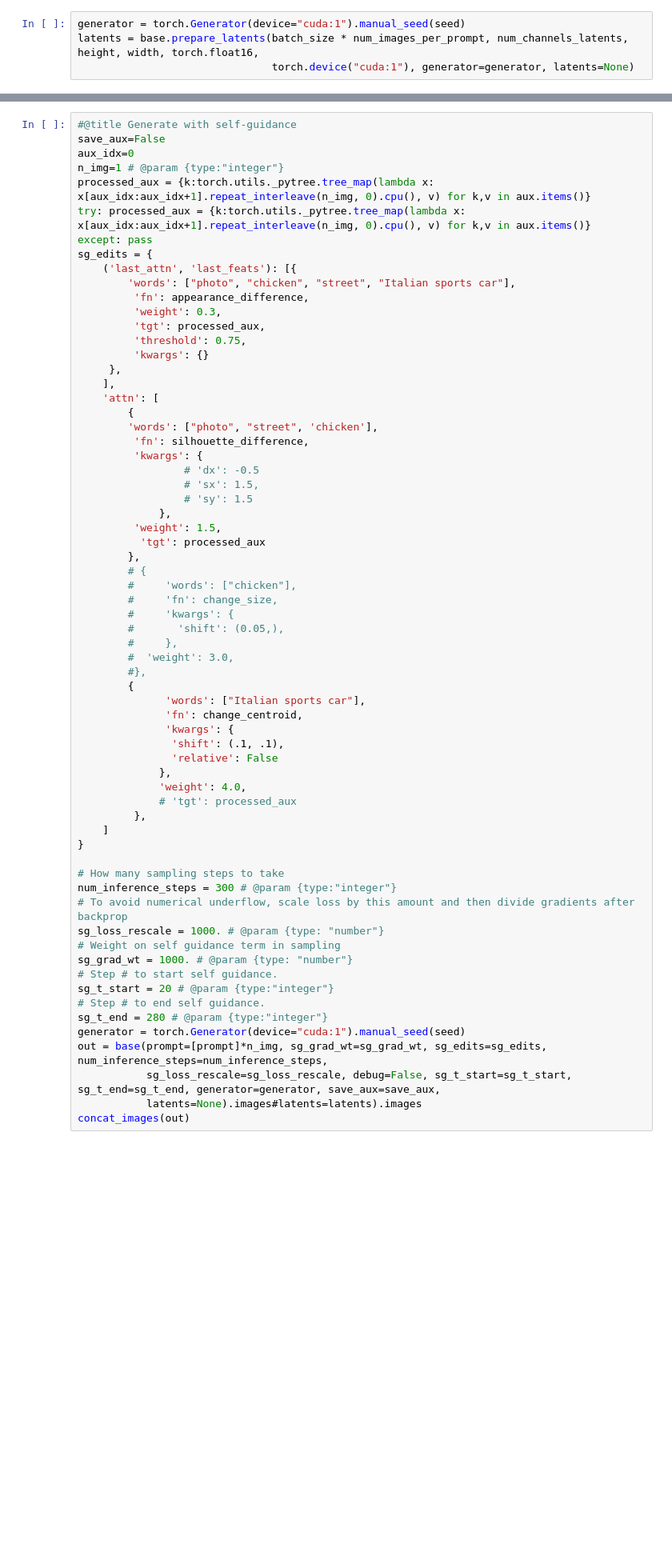
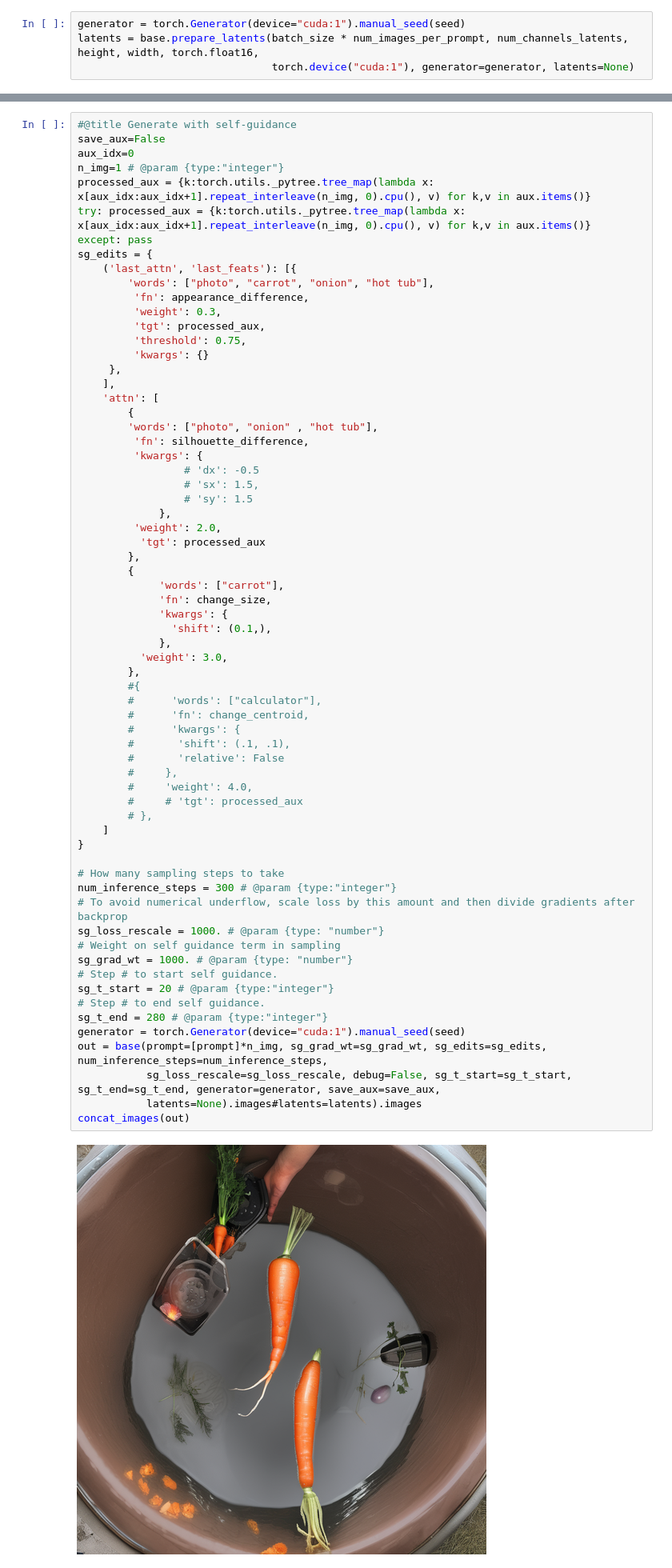
Before and after one commit to Palandr123/ML-project, a Jupyter notebook: Demo.ipynb, the cells around one changed output, grey strips where cells are left out. Shown at 80% size. Cells and saved outputs as stored; diff of their text form; blank space fills up the shorter version.

```diff
--- a/Demo.ipynb
+++ b/Demo.ipynb
@@ -358,7 +374,7 @@ try: processed_aux = {k:torch.utils._pytree.tree_map(lambda x: x[aux_idx:aux_idx
 except: pass
 sg_edits = {
     ('last_attn', 'last_feats'): [{
-        'words': ["photo", "chicken", "street", "Italian sports car"],
+        'words': ["photo", "carrot", "onion", "hot tub"],
          'fn': appearance_difference,
          'weight': 0.3,
          'tgt': processed_aux,
@@ -368,52 +384,54 @@ sg_edits = {
     ],
     'attn': [
         {
-        'words': ["photo", "street", 'chicken'],
+        'words': ["photo", "onion" , "hot tub"],
          'fn': silhouette_difference,
          'kwargs': {
                  # 'dx': -0.5
                  # 'sx': 1.5,
                  # 'sy': 1.5
              },
-         'weight': 1.5,
+         'weight': 2.0,
           'tgt': processed_aux
         },
-        # {
-        #     'words': ["chicken"],
-        #     'fn': change_size,
-        #     'kwargs': {
-        #       'shift': (0.05,),
+        {
+             'words': ["carrot"],
+             'fn': change_size,
+             'kwargs': {
+               'shift': (0.1,),
+             },
+          'weight': 3.0,
+        },
+        #{
+        #      'words': ["calculator"],
+        #      'fn': change_centroid,
+        #      'kwargs': {
+        #       'shift': (.1, .1),
+        #       'relative': False
         #     },
-        #  'weight': 3.0,
-        #},
-        {
-              'words': ["Italian sports car"],
-              'fn': change_centroid,
-              'kwargs': {
-               'shift': (.1, .1),
-               'relative': False
-             },
-             'weight': 4.0,
-             # 'tgt': processed_aux
-         },
+        #     'weight': 4.0,
+        #     # 'tgt': processed_aux
+        # },
     ]
 }
 
 # How many sampling steps to take
 num_inference_steps = 300 # @param {type:"integer"}
 # To avoid numerical underflow, scale loss by this amount and then divide gradients after backprop
 sg_loss_rescale = 1000. # @param {type: "number"}
 # Weight on self guidance term in sampling
 sg_grad_wt = 1000. # @param {type: "number"}
 # Step # to start self guidance.
 sg_t_start = 20 # @param {type:"integer"}
 # Step # to end self guidance.
 sg_t_end = 280 # @param {type:"integer"}
 generator = torch.Generator(device="cuda:1").manual_seed(seed)
 out = base(prompt=[prompt]*n_img, sg_grad_wt=sg_grad_wt, sg_edits=sg_edits, num_inference_steps=num_inference_steps,
            sg_loss_rescale=sg_loss_rescale, debug=False, sg_t_start=sg_t_start, sg_t_end=sg_t_end, generator=generator, save_aux=save_aux,
            latents=None).images#latents=latents).images
 concat_images(out)
+# %% [output]
+[figure, added]
 # %%
 processed_aux.keys()
 # %% [output]
```
Also changed, not shown: parts of 6 cells of this notebook.
